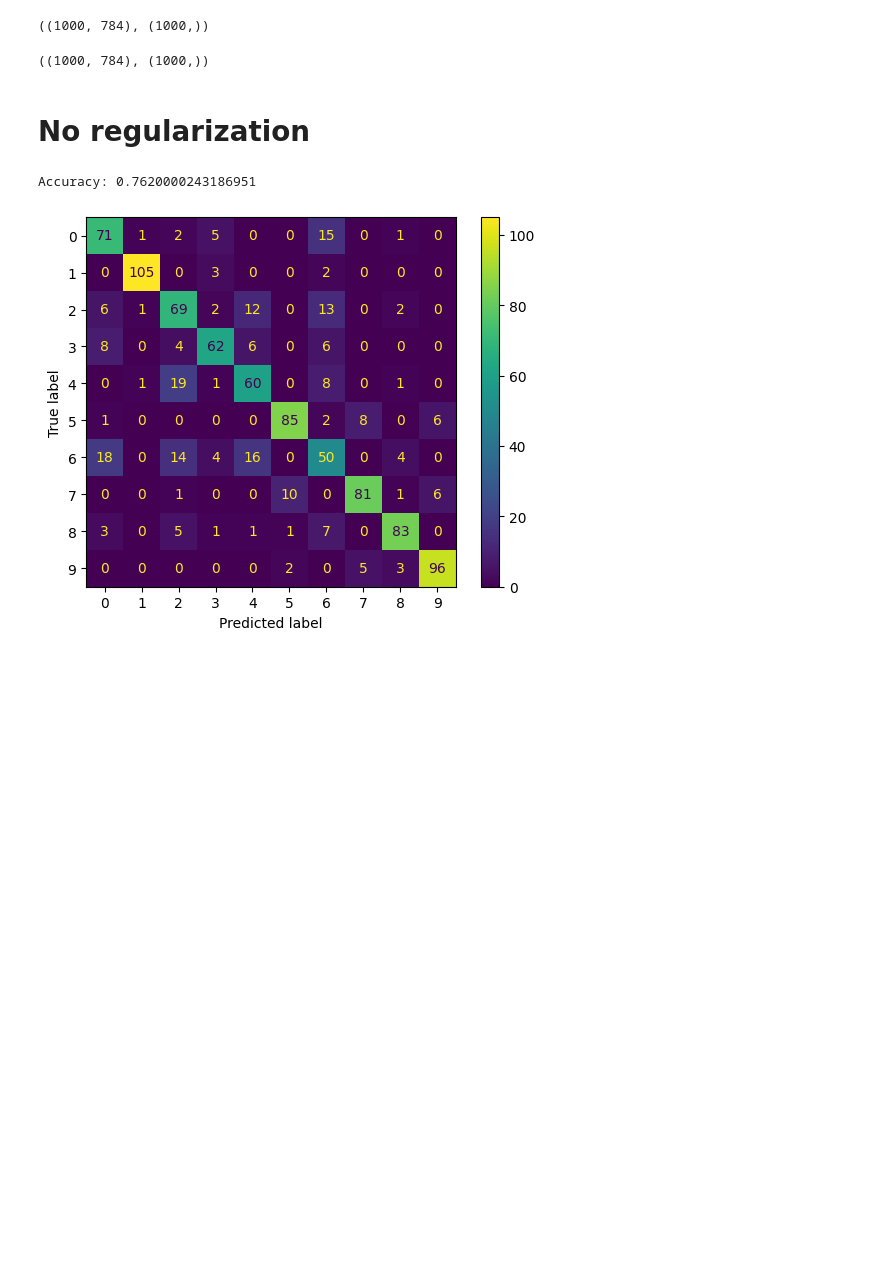
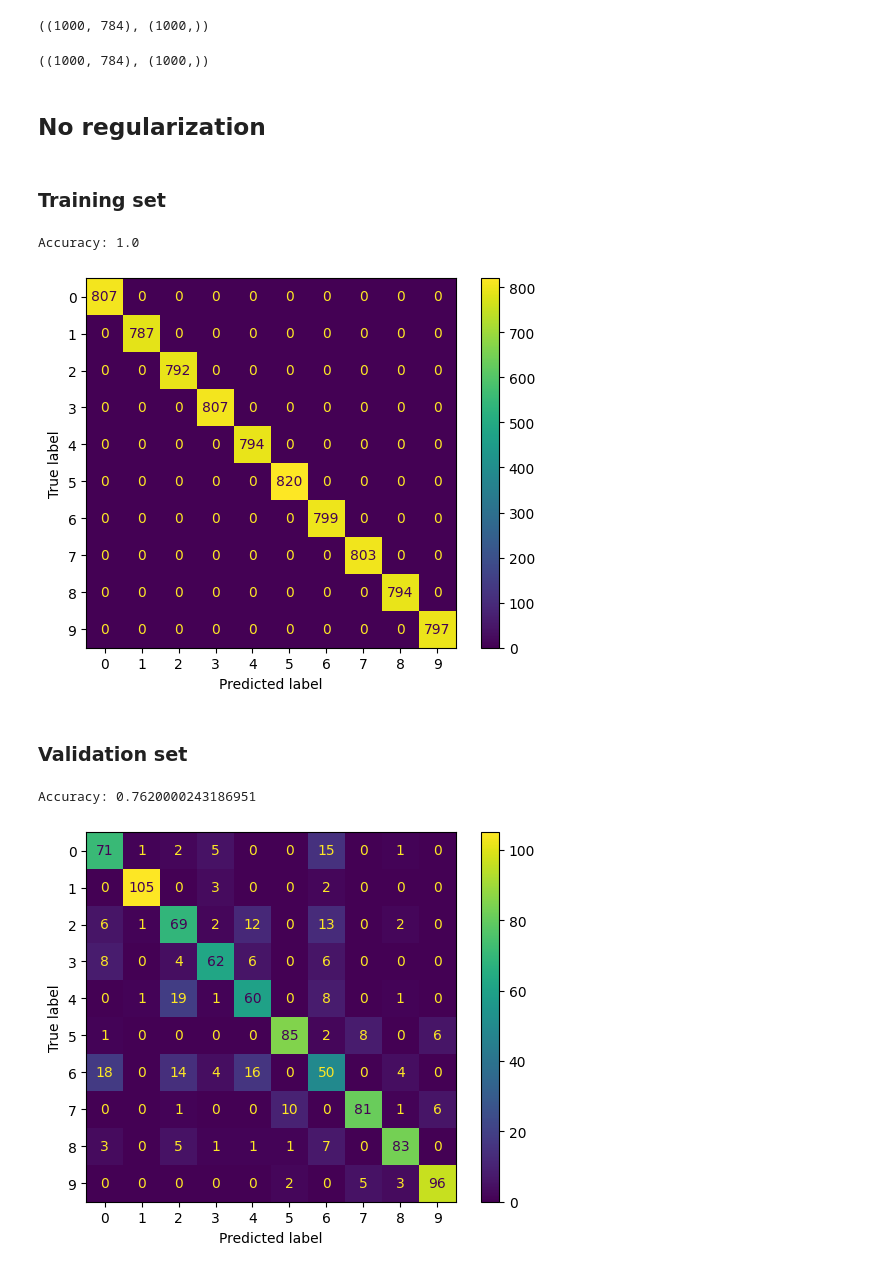
Before and after one commit to jjordanoc/lab2-ml, a Jupyter notebook: lab2_ml.ipynb, the cells around one changed output. Drawn from its saved outputs; the diff is of its cells as text; code cells hidden in the pictures; blank space fills up the shorter version.

```diff
--- a/lab2_ml.ipynb
+++ b/lab2_ml.ipynb
@@ -89,11 +77,20 @@ def get_metrics(x, ytrue, estimator):
     cm_display = ConfusionMatrixDisplay(confusion_matrix=cm, display_labels=label_type.keys())
     cm_display.plot()
 # %% [markdown]
-# No regularization
+## No regularization
 # %%
 not_regularized_estimator = not_regularized_model.fit(X_train, Y_train)
 # %%
 pickle.dump(not_regularized_estimator, open("not_regularized_estimator_8k.bin", "wb"))
+# %% [markdown]
+### Training set
+# %%
+get_metrics(X_train, Y_train, not_regularized_estimator)
+# %% [output]
+Accuracy: 1.0
+[figure, added]
+# %% [markdown]
+### Validation set
 # %%
 get_metrics(X_validate, Y_validate, not_regularized_estimator)
 # %% [output]
```
Also changed, not shown: parts of 11 cells of this notebook.
